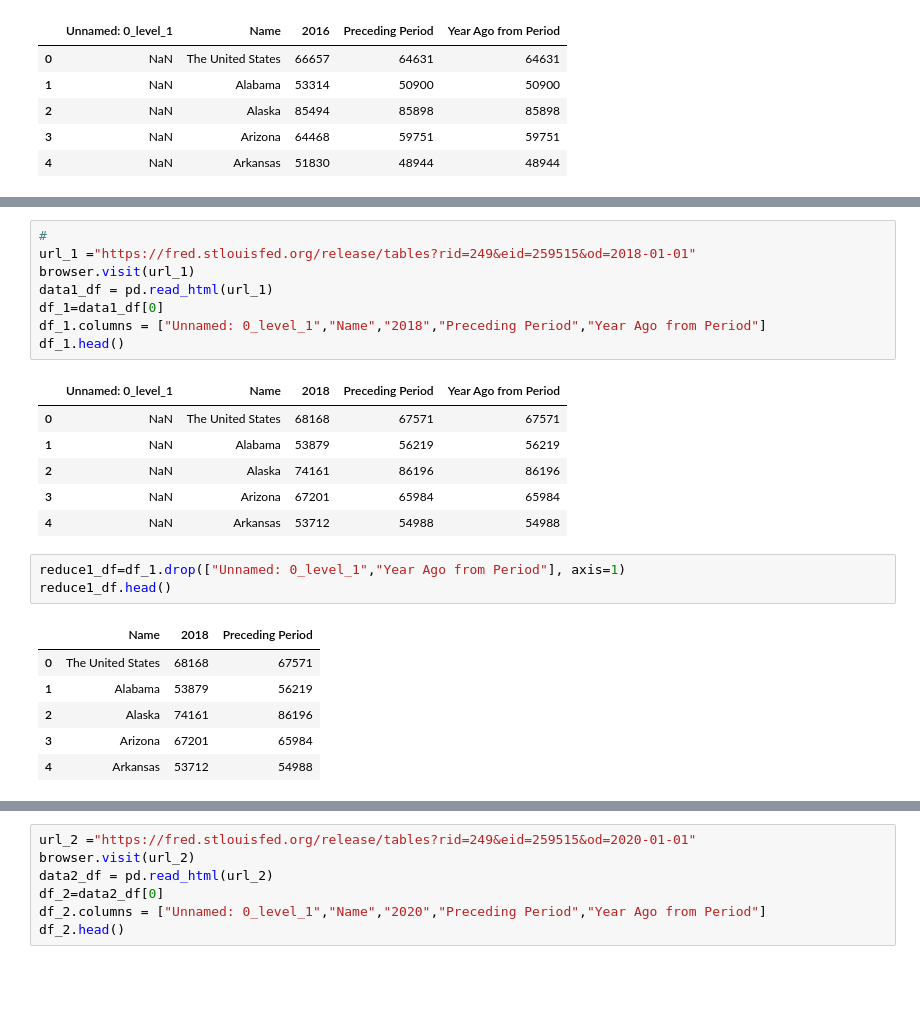
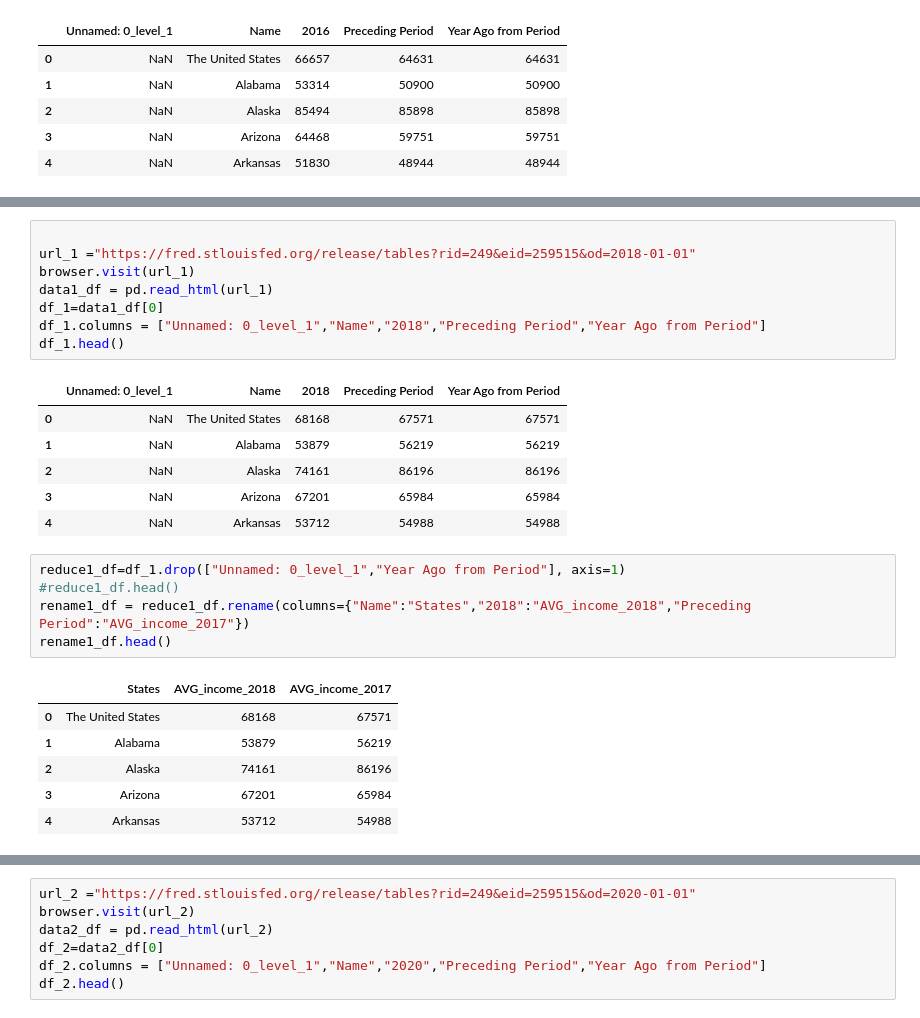
Before and after one commit to KWASSI09/Gun_Background_Check, a Jupyter notebook: Background_Clean.ipynb, the cells around one changed output, grey strips where cells are left out. Saved outputs shown, nothing was run; the diff lists cells and outputs as text; blank space fills up the shorter version.

```diff
--- a/Background_Clean.ipynb
+++ b/Background_Clean.ipynb
@@ -208,5 +213,5 @@ reduce0_df.head()
 # %%
-#
+
 url_1 ="https://fred.stlouisfed.org/release/tables?rid=249&eid=259515&od=2018-01-01"
 browser.visit(url_1)
 data1_df = pd.read_html(url_1)
@@ -222,9 +227,11 @@ df_1.head()
 | 4 | NaN | Arkansas | 53712 | 54988 | 54988 |
 # %%
 reduce1_df=df_1.drop(["Unnamed: 0_level_1","Year Ago from Period"], axis=1)
-reduce1_df.head()
+#reduce1_df.head()
+rename1_df = reduce1_df.rename(columns={"Name":"States","2018":"AVG_income_2018","Preceding Period":"AVG_income_2017"})
+rename1_df.head()
 # %% [output]
-|  | Name | 2018 | Preceding Period |
+|  | States | AVG_income_2018 | AVG_income_2017 |
 | 0 | The United States | 68168 | 67571 |
 | 1 | Alabama | 53879 | 56219 |
 | 2 | Alaska | 74161 | 86196 |
```
Also changed, not shown: parts of 12 cells of this notebook.
